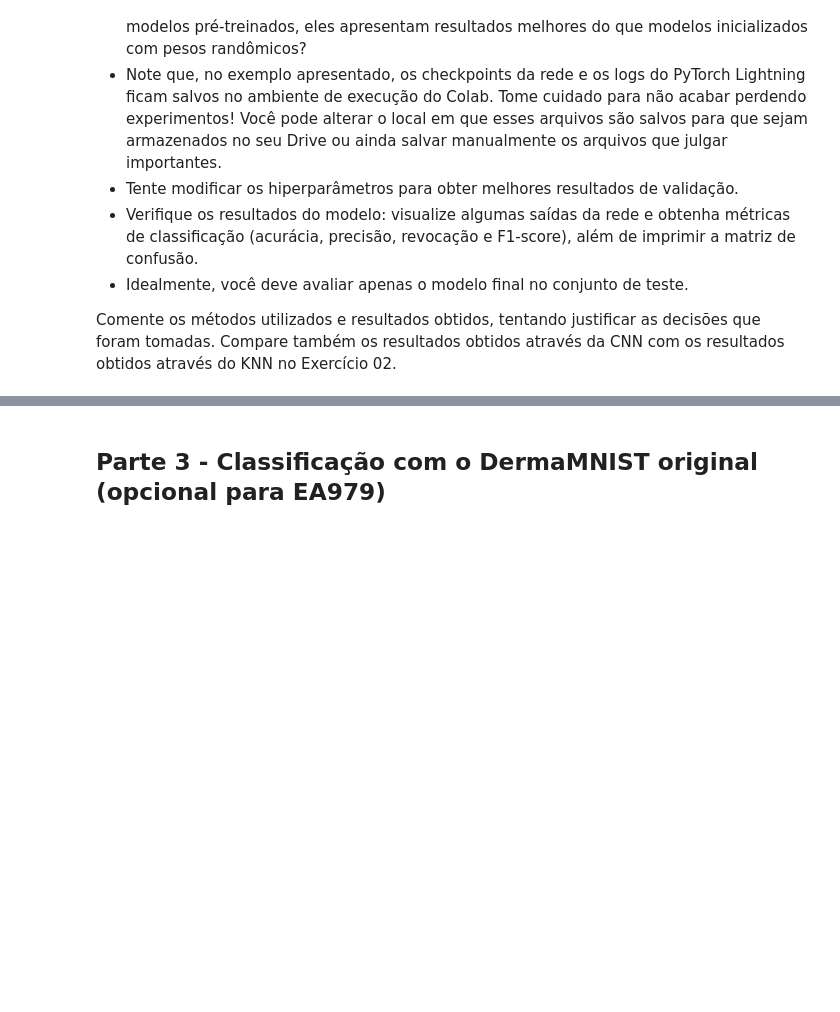
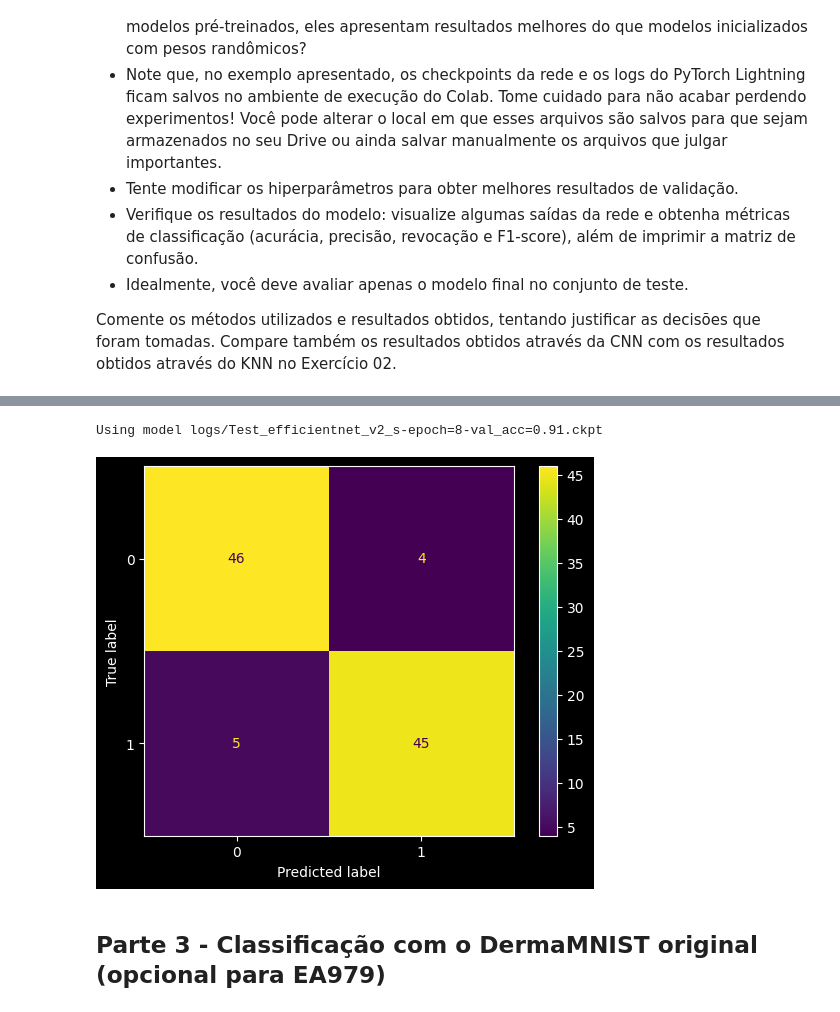
Before and after one commit to UNICAMP-EA979/2026s1-pi05-cnn-Bruno-Jambeiro, a Jupyter notebook: Atividade.ipynb, the cells around one changed output, grey strips where cells are left out. Drawn from its saved outputs; the diff is of its cells as text; code cells hidden in the pictures; blank space fills up the shorter version.

```diff
--- a/Atividade.ipynb
+++ b/Atividade.ipynb
@@ -785,6 +820,7 @@ EfficientNet(
 # %%
+del TrainMNIST
 class TrainDerma(pl.LightningModule):
-    def __init__(self, hparams, model):
+    def __init__(self, hparams, model = derma_model):
         super().__init__()
 
         self.save_hyperparameters(hparams)
@@ -821,14 +857,3 @@ class TrainDerma(pl.LightningModule):
         optimizer = AdamW(self.model.parameters(), lr=self.hparams.lr, weight_decay=self.hparams.wd)
 
         return optimizer
-
-hparams_2 = {"experiment_name": "Test_efficientnet_v2_s",  # experiment name identifies the run for later
-           "max_epochs": 10,  # number of epochs to train
-           "batch_size": 100,  # size of batch
-           "nworkers": 0 if sys.platform.startswith("win") else mp.cpu_count(),  # number of workers to use in parallel loading
-           "nout": 2,  # number of classes
-           "nin": 3,  # number of channels of the input image
-           "lr": 1e-4,  # learning rate
-           "wd": 1e-5,  # weight decay for optimizer
-           "cpu": False,  # forces using the CPU
-           }
@@ -835,3 +926,42 @@ hparams_2 = {"experiment_name": "Test_efficientnet_v2_s",  # experiment name ide
+# %%
+# escolha apenas checkpoints do experimento Derma
+derma_ckpts = glob("logs/Test_efficientnet_v2_s-*.ckpt")  # ajuste o prefixo se mudar experiment_name
+assert len(derma_ckpts) > 0, "Nenhum checkpoint Derma encontrado."
+
+baseline_model = random.choice(derma_ckpts)
+print(f"Using model {baseline_model}")
+# Load trained model
+
+model = TrainDerma.load_from_checkpoint(baseline_model).eval().cuda()
+
+# Initialize validation data
+data = DataModule(hparams_2)
+data.setup()
+data.hparams.batch_size = 1
+val_data = data.val_dataloader()
+
+def collect_2d_results(data, model):
+    y_trues = []
+    y_labels = []
+    for (img, label) in data:
+        with torch.no_grad():
+            out = model(img.cuda()).argmax(dim=-1).item()
+
+        label = label.numpy()
+        y_trues.append(label)
+        y_labels.append(out)
+
+    return y_trues, y_labels
+
+y_trues_val, y_labels_val = collect_2d_results(val_data, model)
+
+disp = ConfusionMatrixDisplay(confusion_matrix=confusion_matrix(y_trues_val, y_labels_val, labels=np.arange(2)),
+                                display_labels=np.arange(2))
+fig = disp.plot(ax=None).figure_
+plt.show()
+# %% [output]
+Using model logs/Test_efficientnet_v2_s-epoch=8-val_acc=0.91.ckpt
+[figure, added]
 # %% [markdown]
 ## Parte 3 - Classificação com o DermaMNIST original (opcional para EA979)
 # %% [markdown]
```
Also changed, not shown: parts of 15 cells of this notebook.
